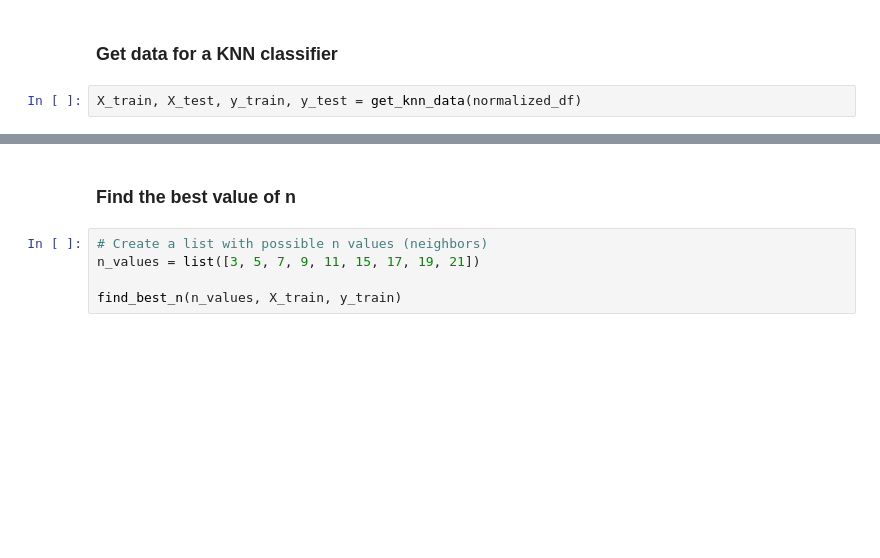
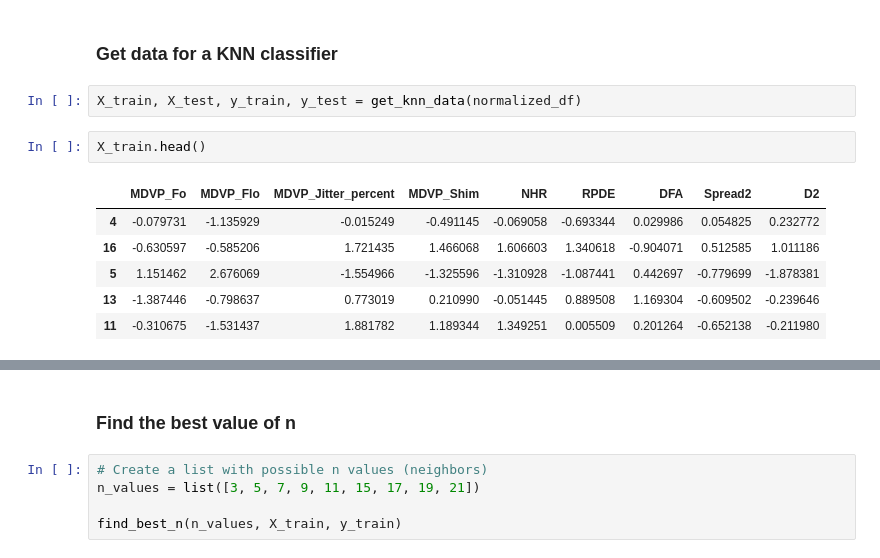
Before and after one commit to lbundalian/Parkinsons_Project, a Jupyter notebook: SP_Main.ipynb, the cells around one changed output, grey strips where cells are left out. Drawn from its saved outputs; the diff is of its cells as text; blank space fills up the shorter version.

```diff
--- a/SP_Main.ipynb
+++ b/SP_Main.ipynb
@@ -272,3 +274,12 @@ normalized_df.head()
 ### Get data for a KNN classifier
 # %%
 X_train, X_test, y_train, y_test = get_knn_data(normalized_df)
+# %%
+X_train.head()
+# %% [output]
+|  | MDVP_Fo | MDVP_Flo | MDVP_Jitter_percent | MDVP_Shim | NHR | RPDE | DFA | Spread2 | D2 |
+| 4 | -0.079731 | -1.135929 | -0.015249 | -0.491145 | -0.069058 | -0.693344 | 0.029986 | 0.054825 | 0.232772 |
+| 16 | -0.630597 | -0.585206 | 1.721435 | 1.466068 | 1.606603 | 1.340618 | -0.904071 | 0.512585 | 1.011186 |
+| 5 | 1.151462 | 2.676069 | -1.554966 | -1.325596 | -1.310928 | -1.087441 | 0.442697 | -0.779699 | -1.878381 |
+| 13 | -1.387446 | -0.798637 | 0.773019 | 0.210990 | -0.051445 | 0.889508 | 1.169304 | -0.609502 | -0.239646 |
+| 11 | -0.310675 | -1.531437 | 1.881782 | 1.189344 | 1.349251 | 0.005509 | 0.201264 | -0.652138 | -0.211980 |
```
Also changed, not shown: parts of 8 cells of this notebook, 2 other files.
